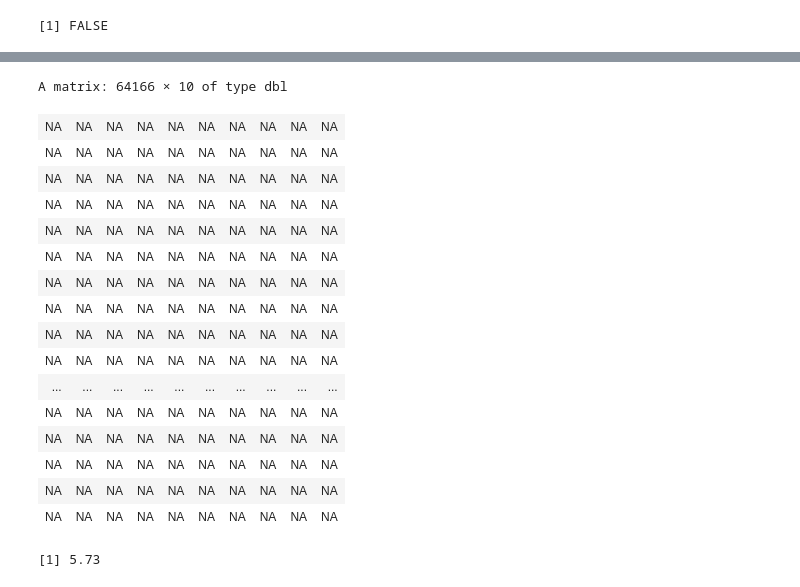
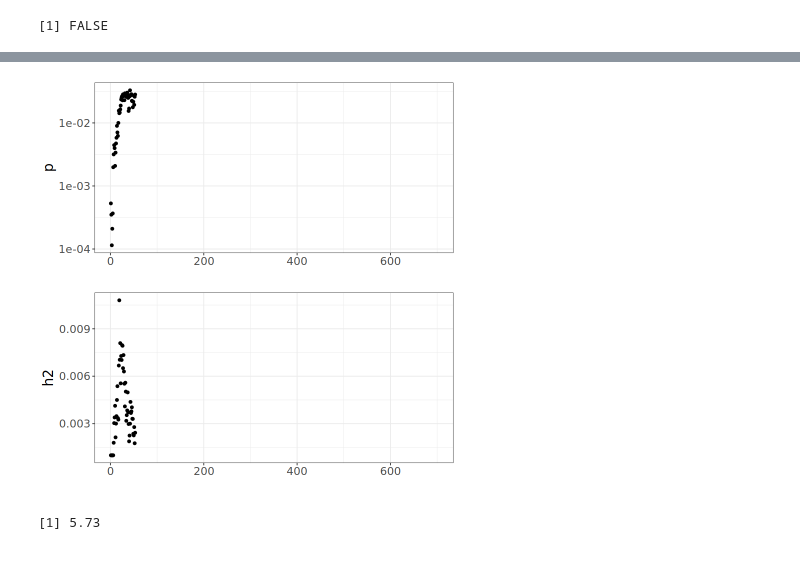
Before and after one commit to frhl/wes_ko_ukbb, a Jupyter notebook: notebooks/ld_matrix_ldpred.ipynb, the cells around one changed output, grey strips where cells are left out. Cells and saved outputs as stored; diff of their text form; code cells hidden in the pictures; blank space fills up the shorter version.

```diff
--- a/notebooks/ld_matrix_ldpred.ipynb
+++ b/notebooks/ld_matrix_ldpred.ipynb
@@ -148,26 +225,10 @@ beta_auto
+# %%
+p
+# %% [output]
+[figure, added]
 # %%
  beta_auto <- sapply(multi_auto, function(auto){
       auto$beta_est})
-# %%
-beta_auto
-# %% [output]
-A matrix: 64166 × 10 of type dbl
-| NA | NA | NA | NA | NA | NA | NA | NA | NA | NA |
-| NA | NA | NA | NA | NA | NA | NA | NA | NA | NA |
-| NA | NA | NA | NA | NA | NA | NA | NA | NA | NA |
-| NA | NA | NA | NA | NA | NA | NA | NA | NA | NA |
-| NA | NA | NA | NA | NA | NA | NA | NA | NA | NA |
-| NA | NA | NA | NA | NA | NA | NA | NA | NA | NA |
-| NA | NA | NA | NA | NA | NA | NA | NA | NA | NA |
-| NA | NA | NA | NA | NA | NA | NA | NA | NA | NA |
-| NA | NA | NA | NA | NA | NA | NA | NA | NA | NA |
-| NA | NA | NA | NA | NA | NA | NA | NA | NA | NA |
-| ... | ... | ... | ... | ... | ... | ... | ... | ... | ... |
-| NA | NA | NA | NA | NA | NA | NA | NA | NA | NA |
-| NA | NA | NA | NA | NA | NA | NA | NA | NA | NA |
-| NA | NA | NA | NA | NA | NA | NA | NA | NA | NA |
-| NA | NA | NA | NA | NA | NA | NA | NA | NA | NA |
-| NA | NA | NA | NA | NA | NA | NA | NA | NA | NA |
 # %%
 # check if initial estimate caused any problems.
 stopifnot(all(rowSums(!is.na(beta_auto)) > 0))
```
Also changed, not shown: parts of 13 cells of this notebook, 4 other files.
